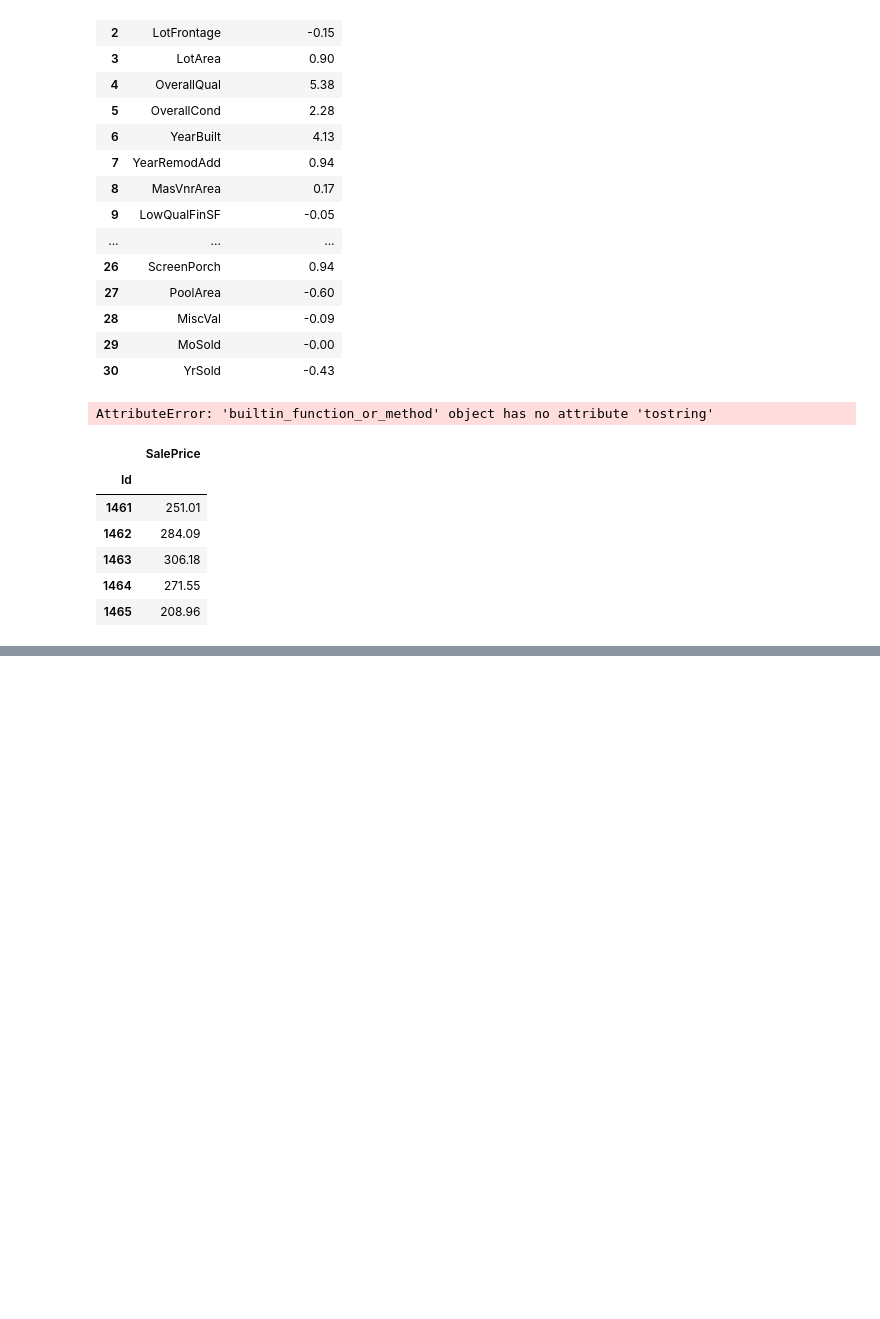
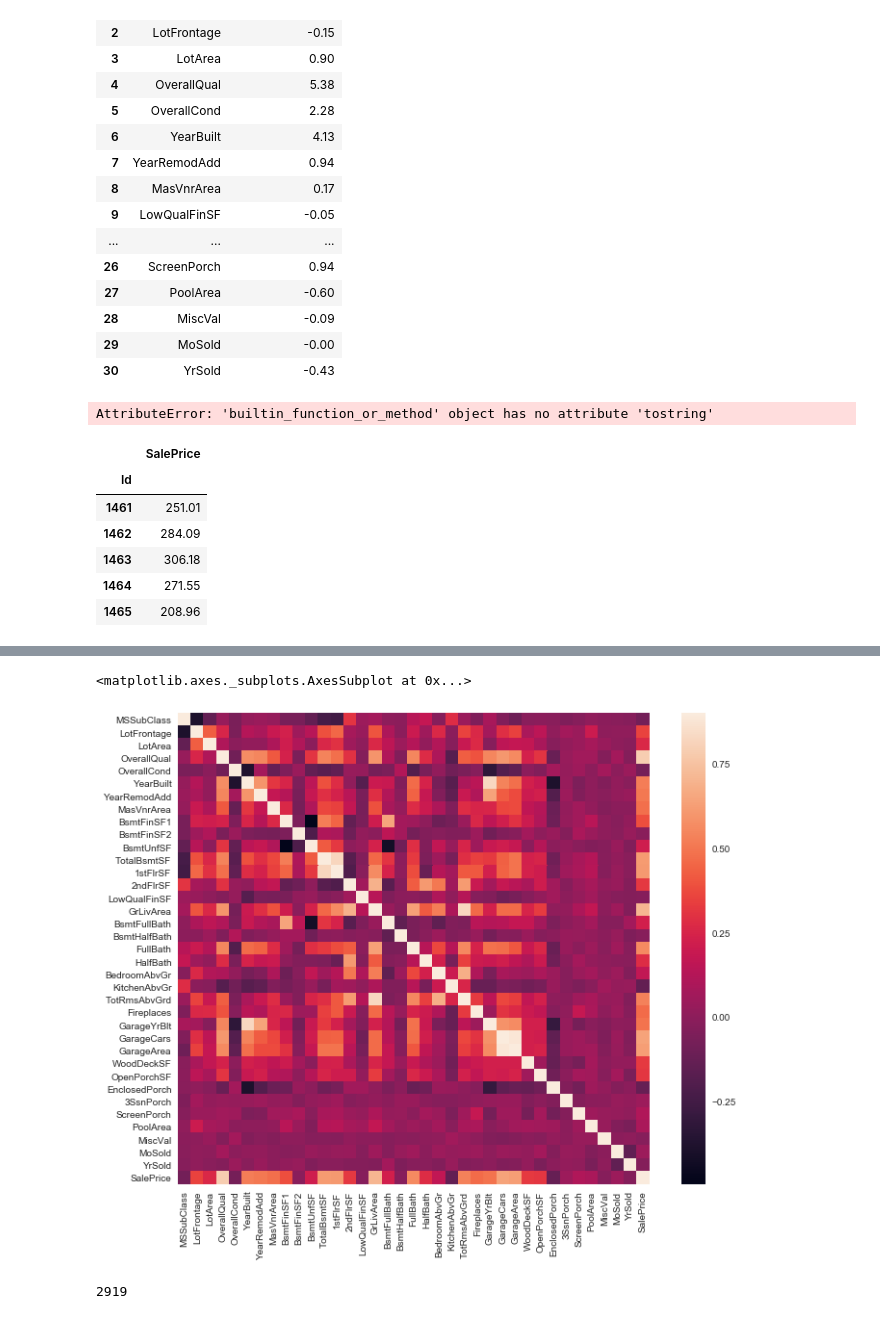
Before and after one commit to bhalbur/AmesData, a Jupyter notebook: Sandbox1.ipynb, the cells around one changed output, grey strips where cells are left out. Cells and saved outputs as stored; diff of their text form; code cells hidden in the pictures; blank space fills up the shorter version.

```diff
--- a/Sandbox1.ipynb
+++ b/Sandbox1.ipynb
@@ -432,0 +406,18 @@ submission.to_csv('submission_files/SubmissionFile.csv')
+# %%
+corrmat = train.corr()
+plt.subplots(figsize=(12,9))
+sns.heatmap(corrmat, vmax=0.9, square=True)
+# %% [output]
+<matplotlib.axes._subplots.AxesSubplot at 0x...>
+[figure, added]
+# %%
+test2 = pd.read_csv('test.csv', dtype={'LotFrontage': np.float32, 'MasVnrArea': np.float32, 'GarageYrBlt': np.float32})
+train2 = pd.read_csv('train.csv', dtype={'LotFrontage': np.float32, 'MasVnrArea': np.float32, 'GarageYrBlt': np.float32})
+train3 = train2.drop('SalePrice', axis=1)
+train3.head()
+alldata = pd.concat([train3, test2])
+alldata.set_index('Id', inplace=True)
+
+print(len(alldata))
+# %% [output]
+2919
```
Also changed, not shown: parts of 45 cells of this notebook, 1 other file.
